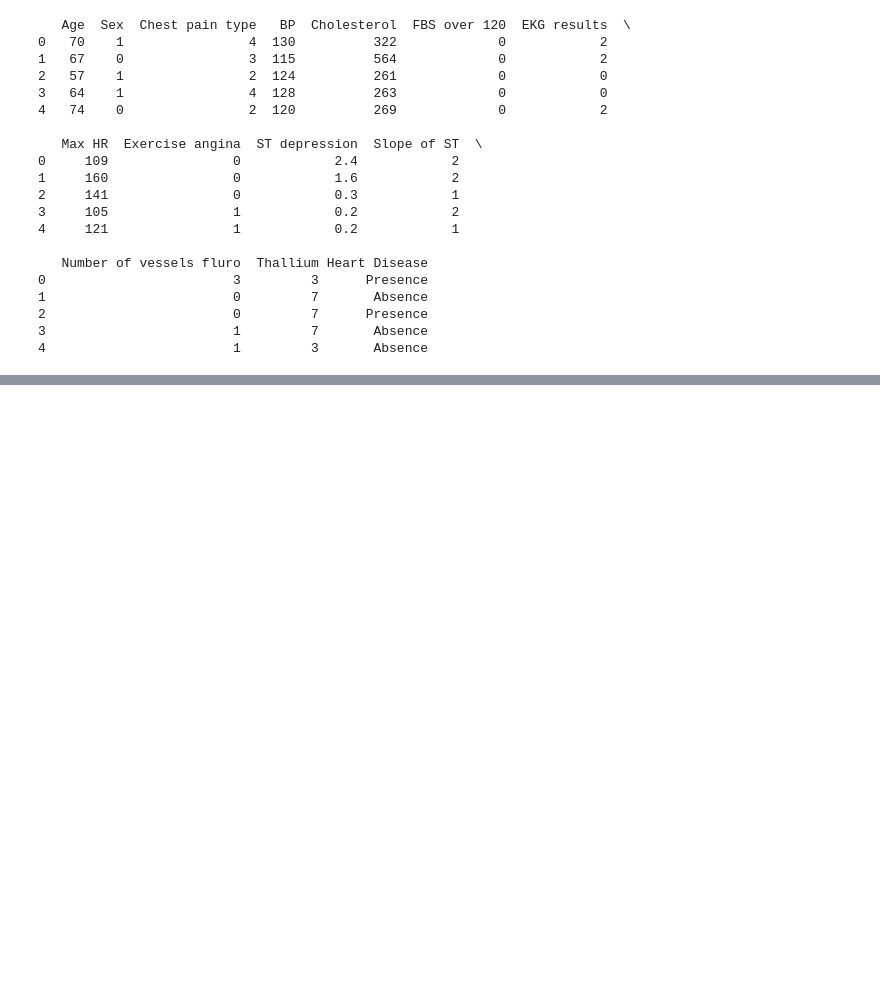
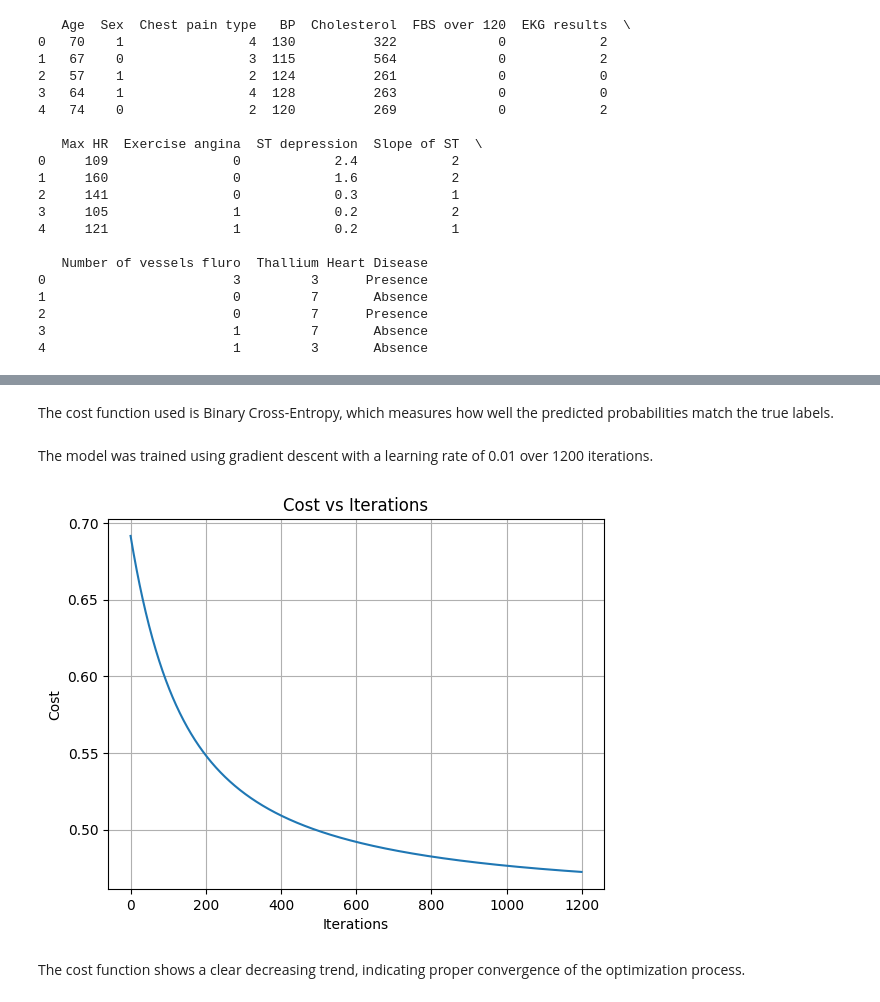
Before and after one commit to Natalia-Espitia/Heart-Disease-Risk-Prediction-Logistic-Regression-Homework, a Jupyter notebook: heart_disease_lr_analysis.ipynb, the cells around one changed output, grey strips where cells are left out. Saved outputs shown, nothing was run; the diff lists cells and outputs as text; code cells hidden in the pictures; blank space fills up the shorter version.

```diff
--- a/heart_disease_lr_analysis.ipynb
+++ b/heart_disease_lr_analysis.ipynb
@@ -89,0 +139,5 @@ newData.describe()
+# %%
+X_mean = X.mean(axis=0)
+X_std = X.std(axis=0)
+
+X_norm = (X - X_mean) / X_std
@@ -89,0 +175,3 @@ newData.describe()
+# %%
+def sigmoid(z):
+    return 1 / (1 + np.exp(-z))
@@ -89,0 +191,47 @@ newData.describe()
+# %% [markdown]
+The cost function used is Binary Cross-Entropy, which measures how well
+the predicted probabilities match the true labels.
+# %%
+def gradient_descent(X, y, w, b, alpha, iterations):
+    m = X.shape[0]
+    costs = []
+
+    for i in range(iterations):
+        z = np.dot(X, w) + b
+        h = sigmoid(z)
+
+        dw = (1 / m) * np.dot(X.T, (h - y))
+        db = (1 / m) * np.sum(h - y)
+
+        w -= alpha * dw
+        b -= alpha * db
+
+        cost = compute_cost(X, y, w, b)
+        costs.append(cost)
+
+    return w, b, costs
+# %%
+w = np.zeros((X_train.shape[1], 1))
+b = 0
+
+alpha = 0.01
+iterations = 1200
+
+w, b, costs = gradient_descent(
+    X_train, y_train, w, b, alpha, iterations
+)
+# %% [markdown]
+The model was trained using gradient descent with a learning rate of 0.01
+over 1200 iterations.
+# %%
+plt.plot(costs)
+plt.title("Cost vs Iterations")
+plt.xlabel("Iterations")
+plt.ylabel("Cost")
+plt.grid()
+plt.show()
+# %% [output]
+[figure, added]
+# %% [markdown]
+The cost function shows a clear decreasing trend, indicating proper
+convergence of the optimization process.
```
Also changed, not shown: parts of 48 cells of this notebook, 10 other files.
